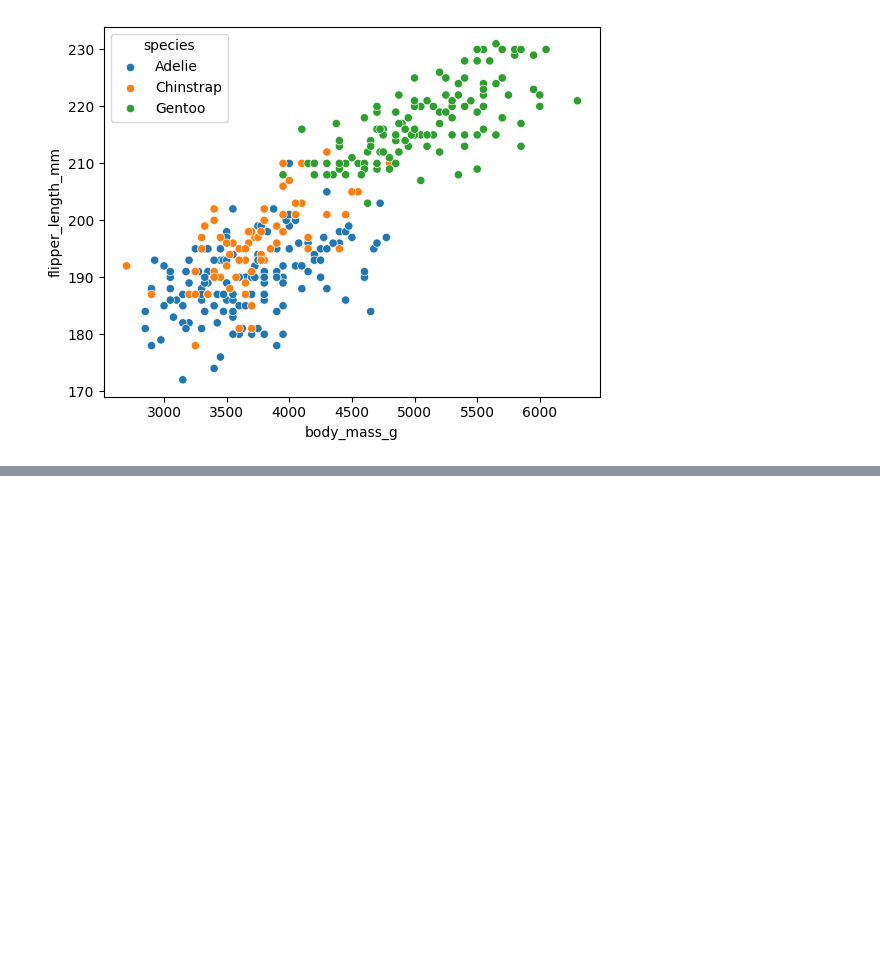
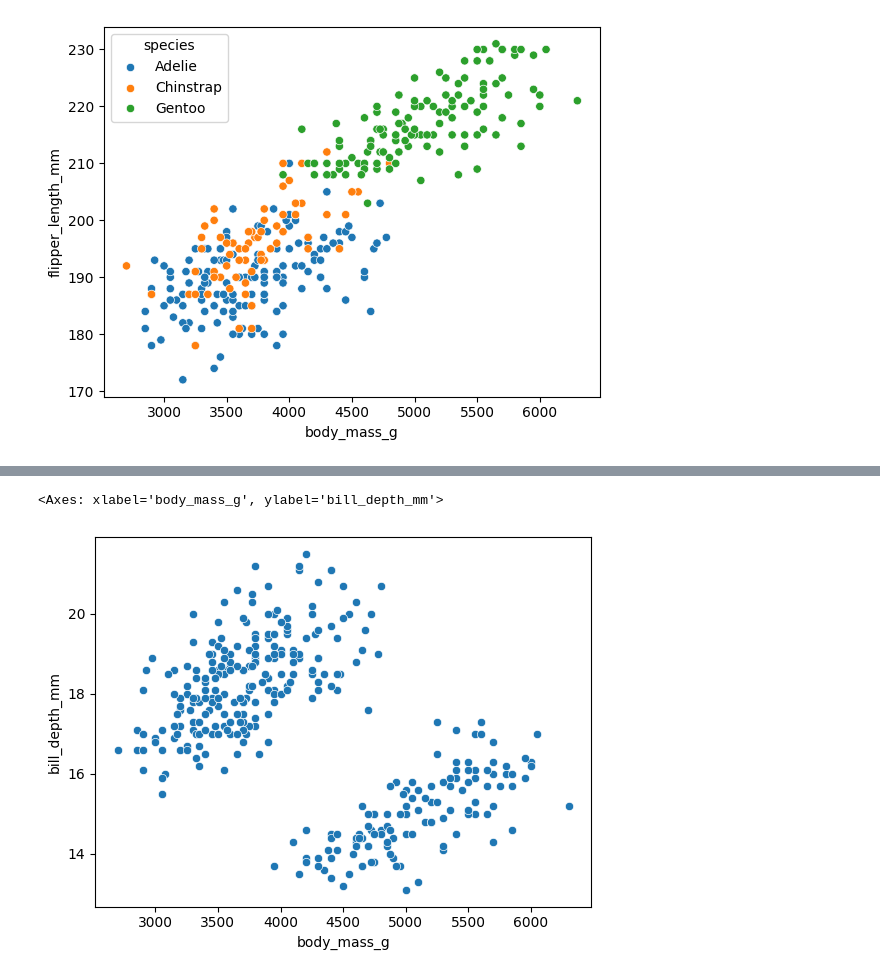
Before and after one commit to viniciusgomesbatista/pythonintermediario, a Jupyter notebook: tipos de análise/Notebook_Python _Aula1_2_3.ipynb, the cells around one changed output, grey strips where cells are left out. Saved outputs shown, nothing was run; the diff lists cells and outputs as text; code cells hidden in the pictures; blank space fills up the shorter version.

```diff
--- a/tipos de análise/Notebook_Python _Aula1_2_3.ipynb
+++ b/tipos de análise/Notebook_Python _Aula1_2_3.ipynb
@@ -286,0 +294,6 @@ sns.scatterplot(x='body_mass_g', y='flipper_length_mm',hue='species', data=df)
+# %%
+# Testar relação (scatterplot / gráfico de dispersão) massa e altura do bico
+sns.scatterplot(x='body_mass_g', y='bill_depth_mm', data=df)
+# %% [output]
+<Axes: xlabel='body_mass_g', ylabel='bill_depth_mm'>
+[figure, added]
```
Also changed, not shown: parts of 30 cells of this notebook.
